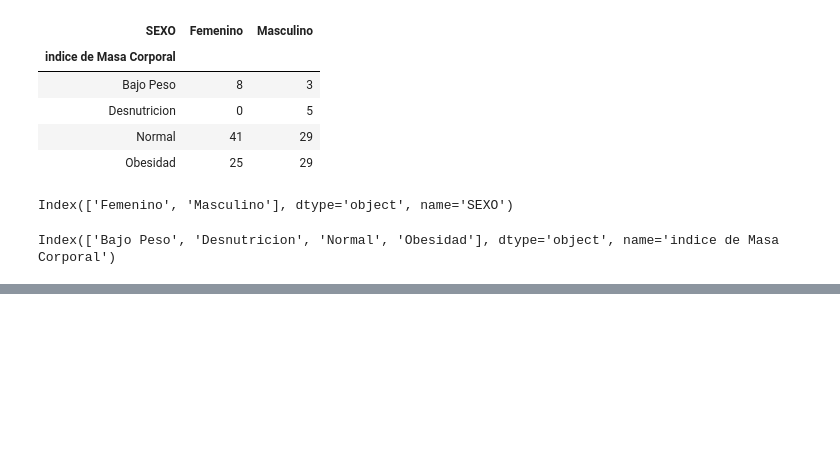
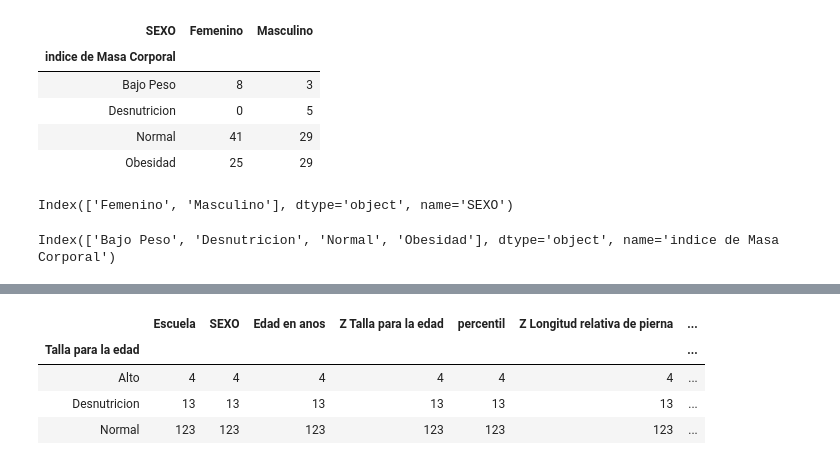
Before and after one commit to UlisesJuarez/Proyecto-escuelas, a Jupyter notebook: graficas.ipynb, the cells around one changed output, grey strips where cells are left out. Saved outputs shown, nothing was run; the diff lists cells and outputs as text; code cells hidden in the pictures; blank space fills up the shorter version.

```diff
--- a/graficas.ipynb
+++ b/graficas.ipynb
@@ -125,0 +136,9 @@ fig.savefig("output.png")
+# %%
+por_talla=escuela.groupby("Talla para la edad").count()
+por_talla
+# %% [output]
+|  | Escuela | SEXO | Edad en anos | Z Talla para la edad | percentil | Z Longitud relativa de pierna | ... |
+| Talla para la edad |  |  |  |  |  |  | ... |
+| Alto | 4 | 4 | 4 | 4 | 4 | 4 | ... |
+| Desnutricion | 13 | 13 | 13 | 13 | 13 | 13 | ... |
+| Normal | 123 | 123 | 123 | 123 | 123 | 123 | ... |
```
Also changed, not shown: parts of 6 cells of this notebook, 5 other files.
